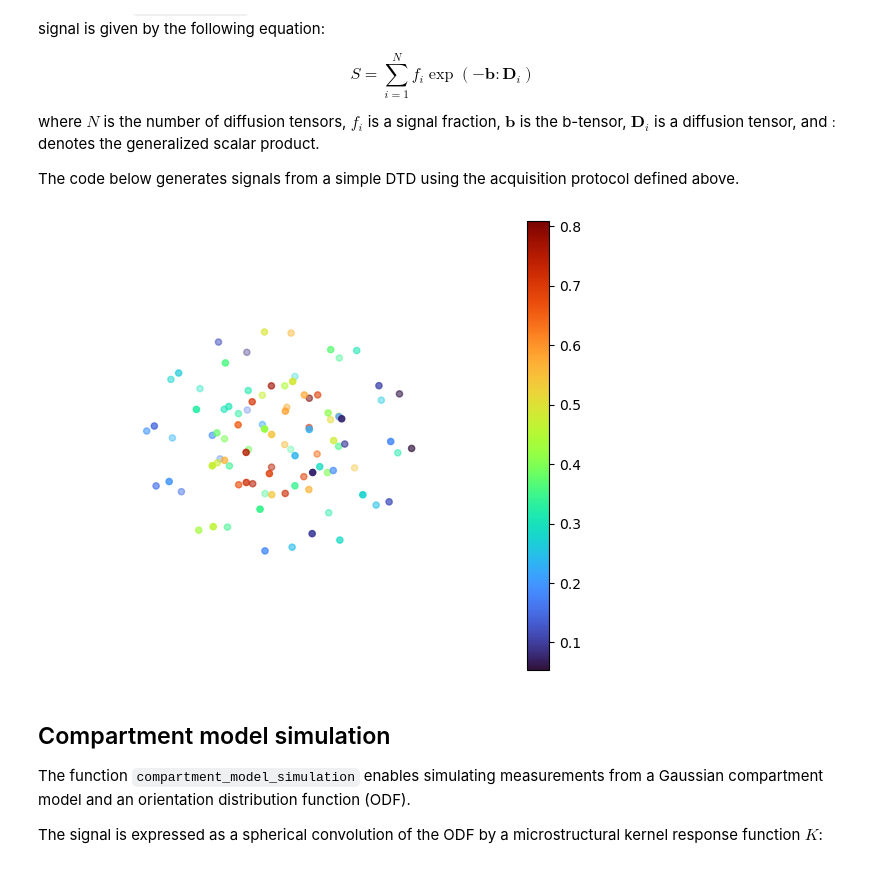
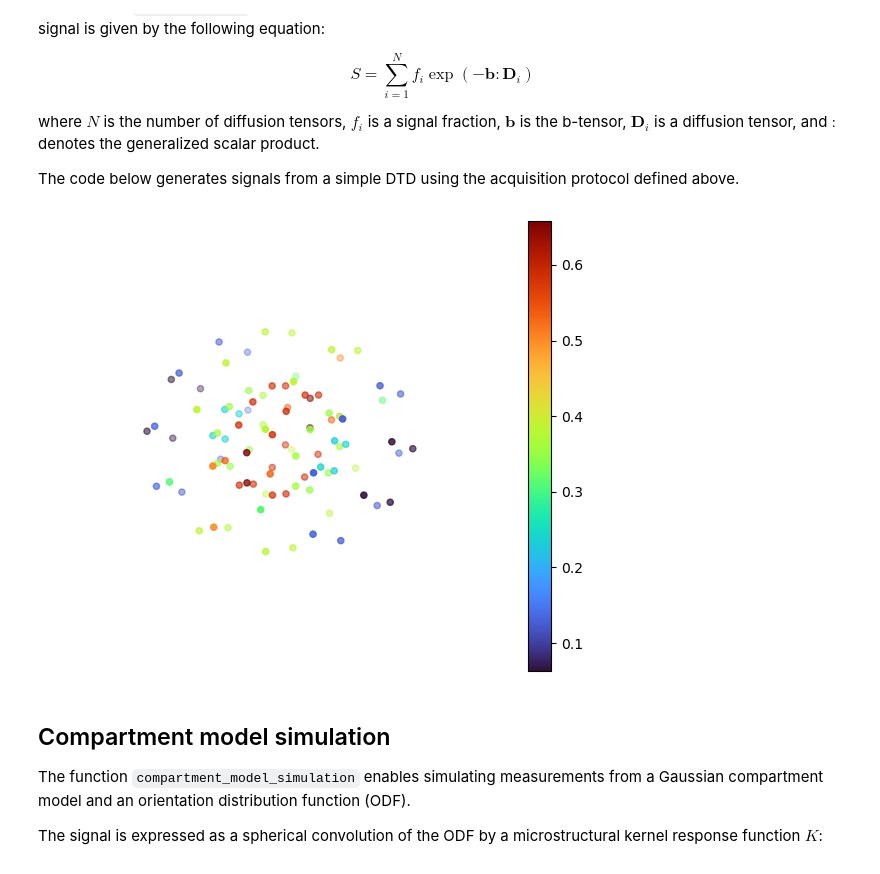
Before and after one commit to polbb/micromodelsim, a Jupyter notebook: docs/source/tutorial.ipynb, the cells around one changed output. Cells and saved outputs as stored; diff of their text form; code cells hidden in the pictures.

```diff
--- a/docs/source/tutorial.ipynb
+++ b/docs/source/tutorial.ipynb
@@ -75,31 +75,29 @@ The code below generates signals from a simple DTD using the acquisition protoco
 # %%
 dtd = np.array(
     [
         [[2, 0, 0], [0, 0, 0], [0, 0, 0]],
         [[2, 0, 0], [0, 0.5, 0], [0, 0, 0.5]],
         [[1, 0, 0], [0, 1, 0], [0, 0, 1]],
     ]
 )  # the array has to have shape (number of tensors, 3, 3)
 
 signals = mmsim.dtd_simulation(gradient, dtd)
-
-signals = mmsim.add_noise(signals, 10)
 
 fig = plt.figure()
 ax = fig.add_subplot(111, projection="3d")
 im = ax.scatter(
     bvals * bvecs[:, 0],
     bvals * bvecs[:, 1],
     bvals * bvecs[:, 2],
     c=signals,
     cmap="turbo",
 )
 plt.colorbar(im)
 ax.set_axis_off()
 fig.tight_layout()
 plt.show()
 # %% [output]
-[figure, old version]
+[figure, new version]
 # %% [markdown]
 ## Compartment model simulation
 
```
Also changed, not shown: 4 other files.
